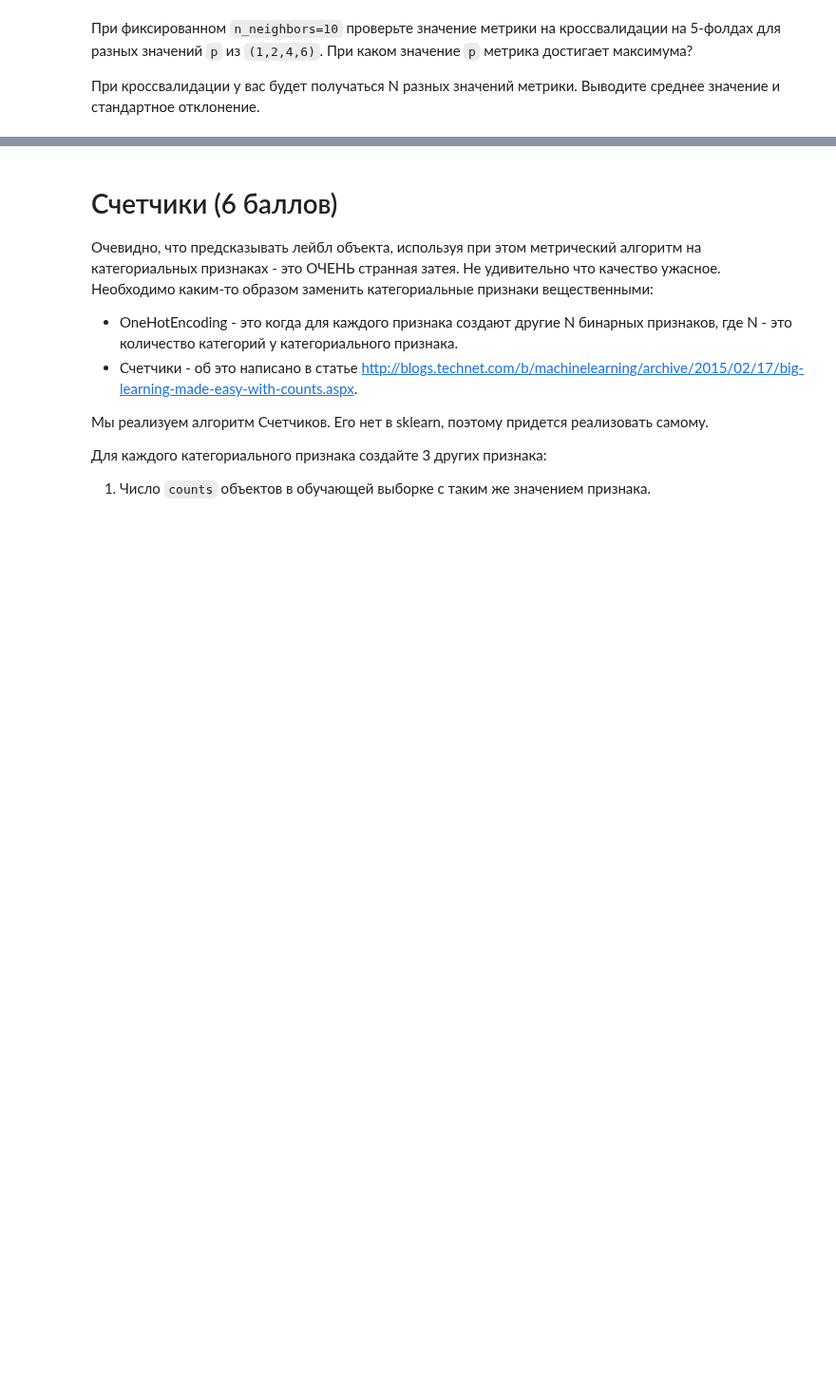
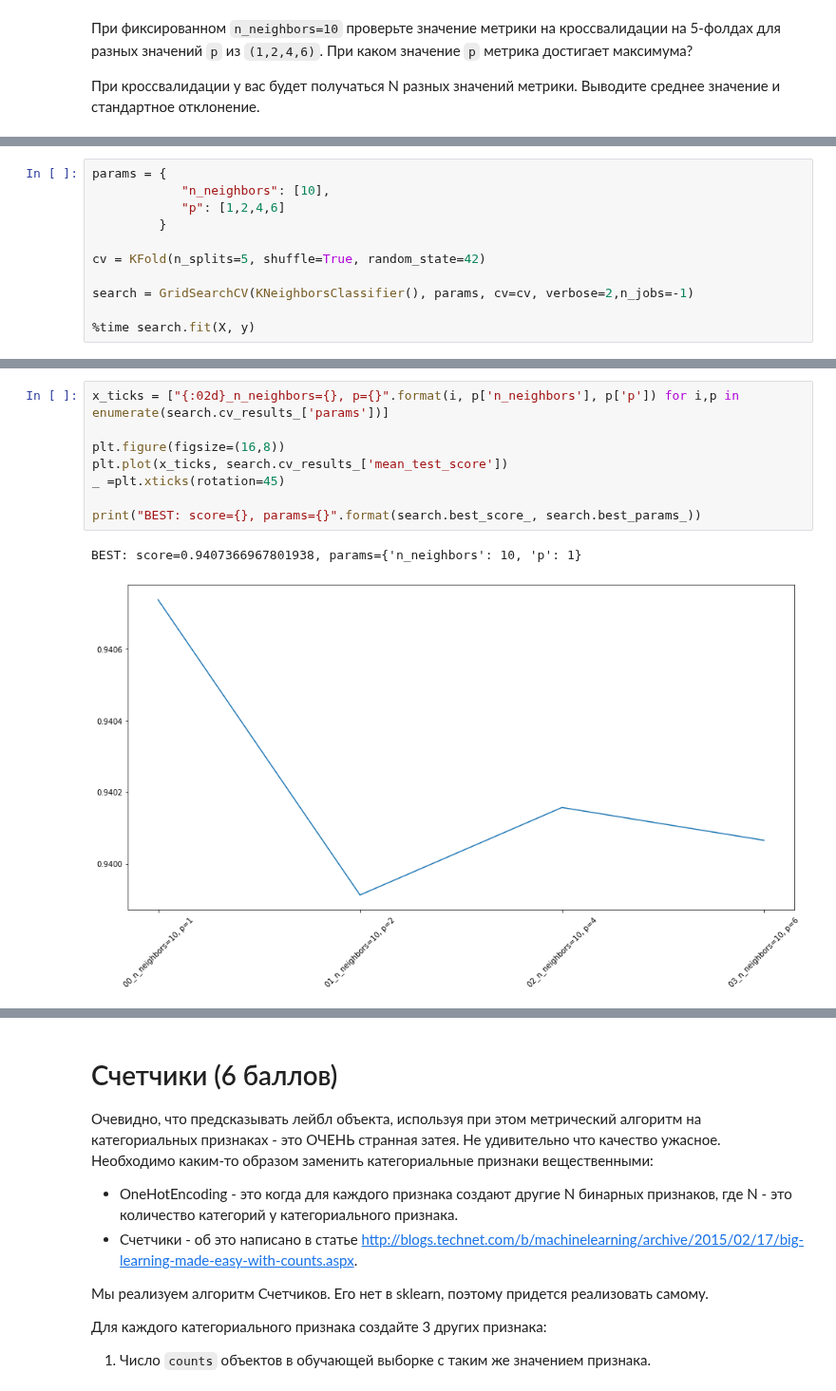
Before and after one commit to D7nis/Course-ML-Classic, a Jupyter notebook: Practice/6. Классификация, kNN/06-01-classification_DDA.ipynb, the cells around one changed output, grey strips where cells are left out. Shown at 95% size. Drawn from its saved outputs; the diff is of its cells as text; blank space fills up the shorter version.

```diff
--- a/Practice/6. Классификация, kNN/06-01-classification_DDA.ipynb
+++ b/Practice/6. Классификация, kNN/06-01-classification_DDA.ipynb
@@ -87,0 +213,11 @@ X_train, X_test, y_train, y_test = train_test_split(X, y, random_state=42, test_
+# %%
+params = {
+            "n_neighbors": [10],
+            "p": [1,2,4,6]
+         }
+
+cv = KFold(n_splits=5, shuffle=True, random_state=42)
+
+search = GridSearchCV(KNeighborsClassifier(), params, cv=cv, verbose=2,n_jobs=-1)
+
+%time search.fit(X, y)
@@ -87,0 +241,11 @@ X_train, X_test, y_train, y_test = train_test_split(X, y, random_state=42, test_
+# %%
+x_ticks = ["{:02d}_n_neighbors={}, p={}".format(i, p['n_neighbors'], p['p']) for i,p in enumerate(search.cv_results_['params'])]
+
+plt.figure(figsize=(16,8))
+plt.plot(x_ticks, search.cv_results_['mean_test_score'])
+_ =plt.xticks(rotation=45)
+
+print("BEST: score={}, params={}".format(search.best_score_, search.best_params_))
+# %% [output]
+BEST: score=0.9407366967801938, params={'n_neighbors': 10, 'p': 1}
+[figure, added]
```
Also changed, not shown: parts of 34 cells of this notebook, 2 other files.
